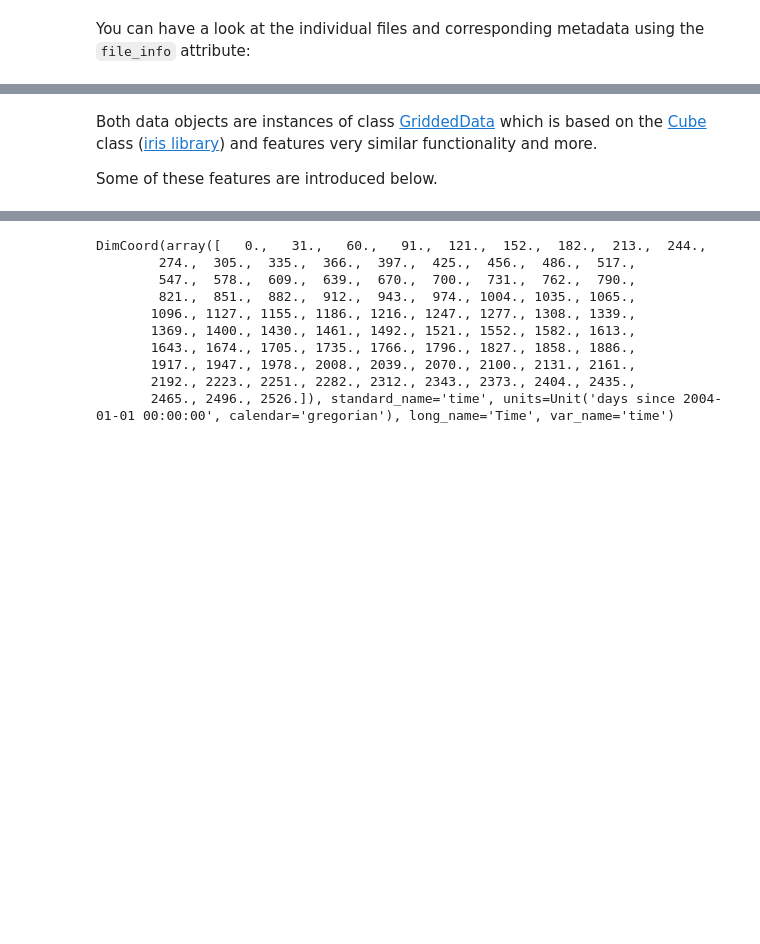
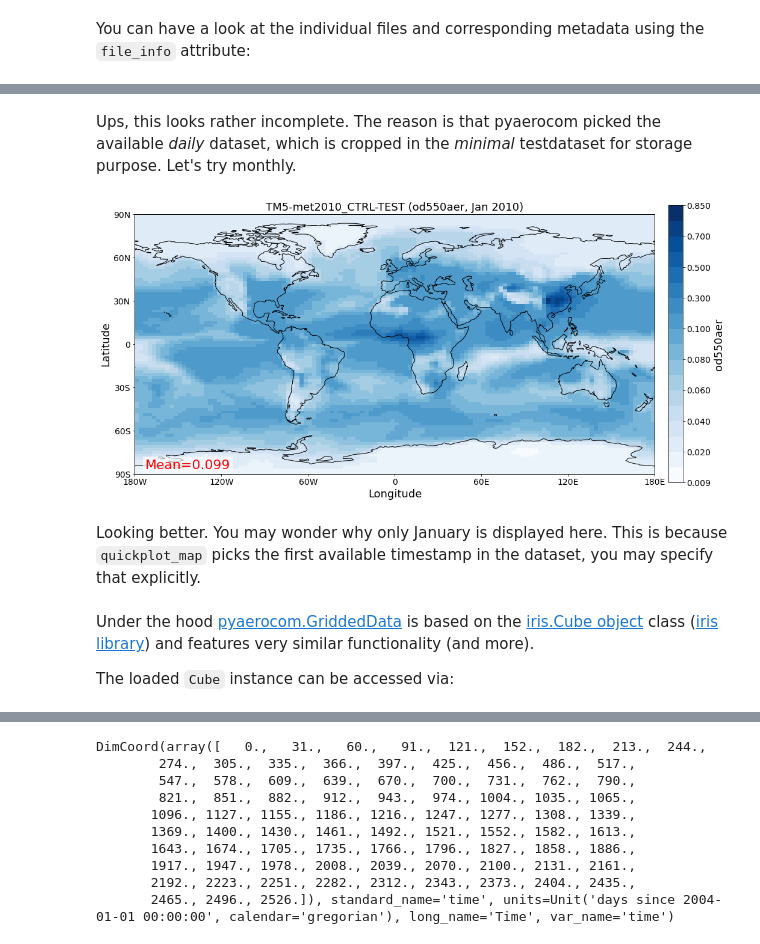
Before and after one commit to metno/pyaerocom-tutorials, a Jupyter notebook: getting_started_analysis.ipynb, the cells around one changed output, grey strips where cells are left out. Saved outputs shown, nothing was run; the diff lists cells and outputs as text; code cells hidden in the pictures; blank space fills up the shorter version.

Commit message:
Continue work on first 2 tutorials

```diff
--- a/getting_started_analysis.ipynb
+++ b/getting_started_analysis.ipynb
@@ -117,4 +92,13 @@ od550csaer = reader.read_var('od550csaer')
+# %% [markdown]
+Ups, this looks rather incomplete. The reason is that pyaerocom picked the available *daily* dataset, which is cropped in the *minimal* testdataset for storage purpose. Let's try monthly.
+# %%
+od550aer_tm5 = reader.read_var('od550aer', ts_type='monthly')
+od550aer_tm5.quickplot_map();
+# %% [output]
+[figure, added]
+# %% [markdown]
+Looking better. You may wonder why only January is displayed here. This is because `quickplot_map` picks the first available timestamp in the dataset, you may specify that explicitly.
 # %% [markdown]
-Both data objects are instances of class [GriddedData](http://aerocom.met.no/pyaerocom/api.html#module-pyaerocom.griddeddata) which is based on the [Cube](https://scitools.org.uk/iris/docs/v1.9.0/html/iris/iris/cube.html#iris.cube.Cube) class ([iris library](https://scitools.org.uk/iris/docs/v1.9.0/html/index.html)) and features very similar functionality and more.
+Under the hood [pyaerocom.GriddedData](http://aerocom.met.no/pyaerocom/api.html#module-pyaerocom.griddeddata) is based on the [iris.Cube object](https://scitools.org.uk/iris/docs/v1.9.0/html/iris/iris/cube.html#iris.cube.Cube) class ([iris library](https://scitools.org.uk/iris/docs/v1.9.0/html/index.html)) and features very similar functionality (and more).
 
-Some of these features are introduced below.
+The loaded `Cube` instance can be accessed via:
```
Also changed, not shown: parts of 56 cells of this notebook, 1 other file.
